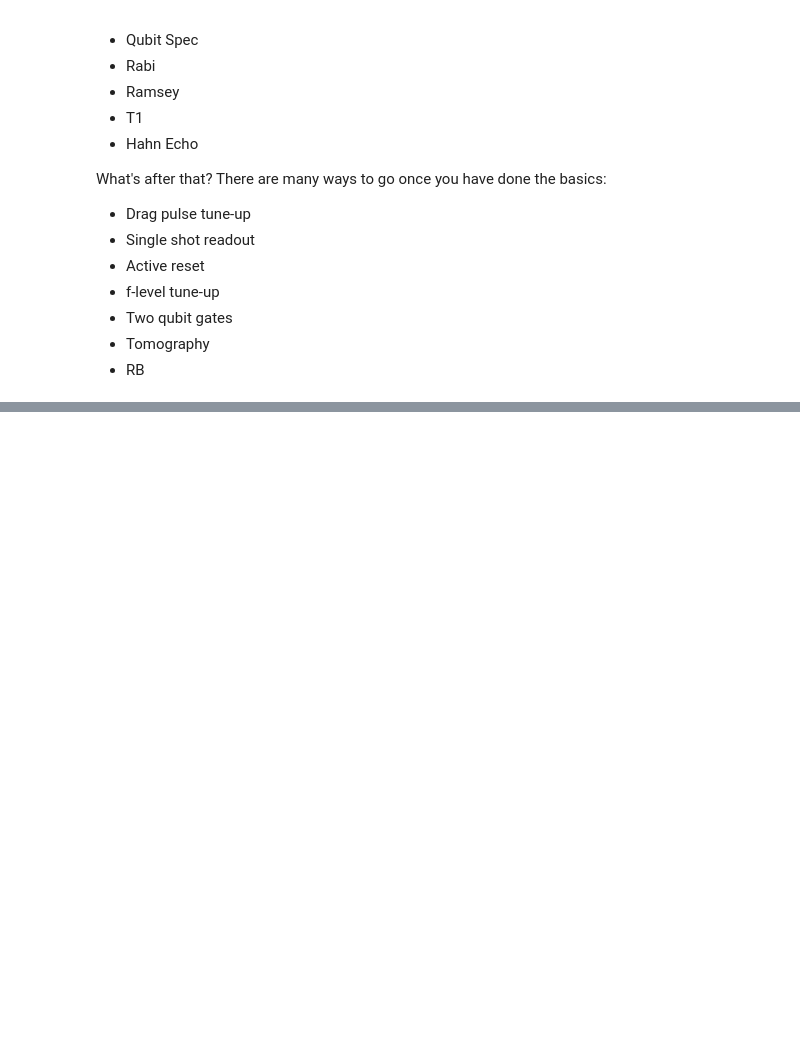
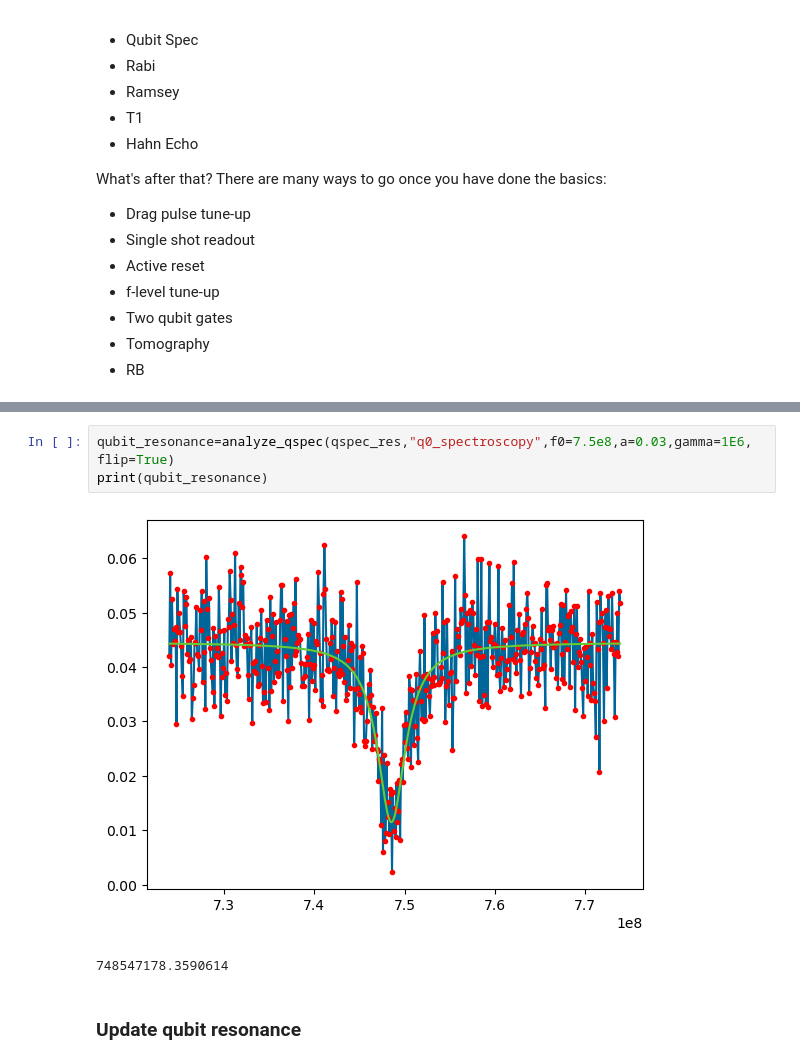
Before and after one commit to ngchihuan/Tune_up_scripts, a Jupyter notebook: Tune_Up_Active_Reset.ipynb, the cells around one changed output, grey strips where cells are left out. Cells and saved outputs as stored; diff of their text form; blank space fills up the shorter version.

```diff
--- a/Tune_Up_Active_Reset.ipynb
+++ b/Tune_Up_Active_Reset.ipynb
@@ -316,0 +399,8 @@ What's after that? There are many ways to go once you have done the basics:
+# %%
+qubit_resonance=analyze_qspec(qspec_res,"q0_spectroscopy",f0=7.5e8,a=0.03,gamma=1E6, flip=True)
+print(qubit_resonance)
+# %% [output]
+[figure, added]
+748547178.3590614
+# %% [markdown]
+### Update qubit resonance
```
Also changed, not shown: parts of 47 cells of this notebook, 4 other files.
